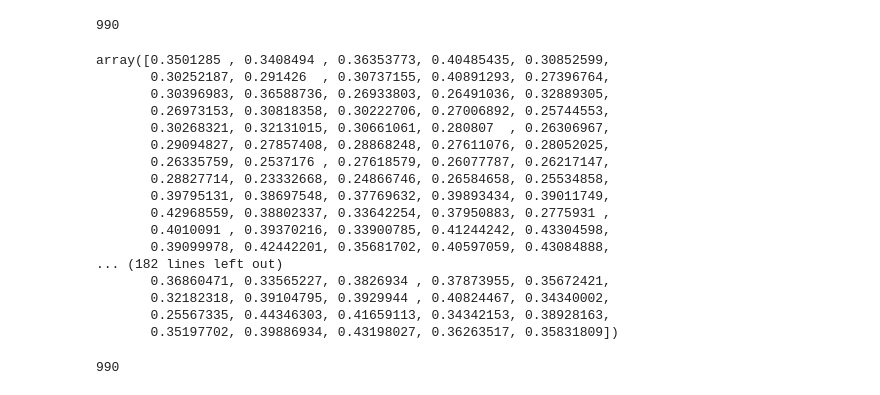
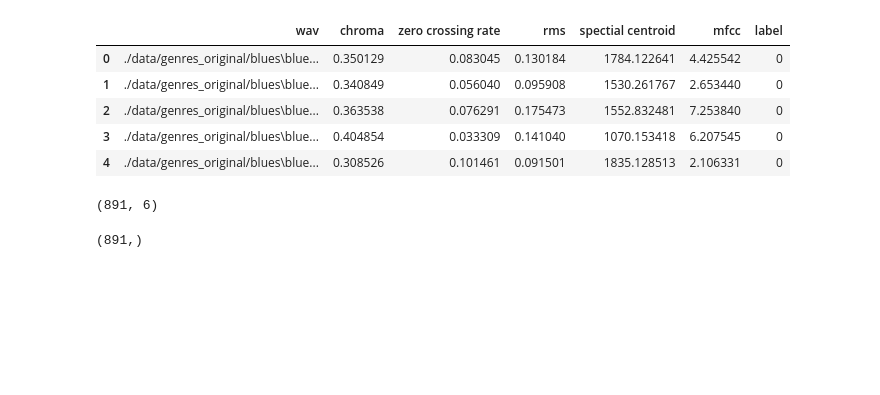
Before and after one commit to TeddyDharma/Audio-Classification, a Jupyter notebook: audio_classification.ipynb, the cells around one changed output. Saved outputs shown, nothing was run; the diff lists cells and outputs as text; code cells hidden in the pictures; blank space fills up the shorter version.

```diff
--- a/audio_classification.ipynb
+++ b/audio_classification.ipynb
@@ -171,29 +166,0 @@ print(series_music)
-# %%
-len(labels)
-# %% [output]
-990
-# %%
-all  = np.array(series_music).flatten()
-all
-# %% [output]
-array([0.3501285 , 0.3408494 , 0.36353773, 0.40485435, 0.30852599,
-       0.30252187, 0.291426  , 0.30737155, 0.40891293, 0.27396764,
-       0.30396983, 0.36588736, 0.26933803, 0.26491036, 0.32889305,
-       0.26973153, 0.30818358, 0.30222706, 0.27006892, 0.25744553,
-       0.30268321, 0.32131015, 0.30661061, 0.280807  , 0.26306967,
-       0.29094827, 0.27857408, 0.28868248, 0.27611076, 0.28052025,
-       0.26335759, 0.2537176 , 0.27618579, 0.26077787, 0.26217147,
-       0.28827714, 0.23332668, 0.24866746, 0.26584658, 0.25534858,
-       0.39795131, 0.38697548, 0.37769632, 0.39893434, 0.39011749,
-       0.42968559, 0.38802337, 0.33642254, 0.37950883, 0.2775931 ,
-       0.4010091 , 0.39370216, 0.33900785, 0.41244242, 0.43304598,
-       0.39099978, 0.42442201, 0.35681702, 0.40597059, 0.43084888,
-... (182 lines left out)
-       0.36860471, 0.33565227, 0.3826934 , 0.37873955, 0.35672421,
-       0.32182318, 0.39104795, 0.3929944 , 0.40824467, 0.34340002,
-       0.25567335, 0.44346303, 0.41659113, 0.34342153, 0.38928163,
-       0.35197702, 0.39886934, 0.43198027, 0.36263517, 0.35831809])
-# %%
-len(all[0])
-# %% [output]
-990
@@ -201,0 +170,10 @@ len(all[0])
+# %%
+df = load_feature_extraction_data("./data/extract_data/feature_extraction.xlsx")
+df.head()
+# %% [output]
+|  | wav | chroma | zero crossing rate | rms | spectial centroid | mfcc | label |
+| 0 | ./data/genres_original/blues\blue... | 0.350129 | 0.083045 | 0.130184 | 1784.122641 | 4.425542 | 0 |
+| 1 | ./data/genres_original/blues\blue... | 0.340849 | 0.056040 | 0.095908 | 1530.261767 | 2.653440 | 0 |
+| 2 | ./data/genres_original/blues\blue... | 0.363538 | 0.076291 | 0.175473 | 1552.832481 | 7.253840 | 0 |
+| 3 | ./data/genres_original/blues\blue... | 0.404854 | 0.033309 | 0.141040 | 1070.153418 | 6.207545 | 0 |
+| 4 | ./data/genres_original/blues\blue... | 0.308526 | 0.101461 | 0.091501 | 1835.128513 | 2.106331 | 0 |
@@ -201,0 +182,8 @@ len(all[0])
+# %%
+x_train.shape
+# %% [output]
+(891, 6)
+# %%
+y_train.shape
+# %% [output]
+(891,)
```
Also changed, not shown: parts of 13 cells of this notebook, 2 other files.
